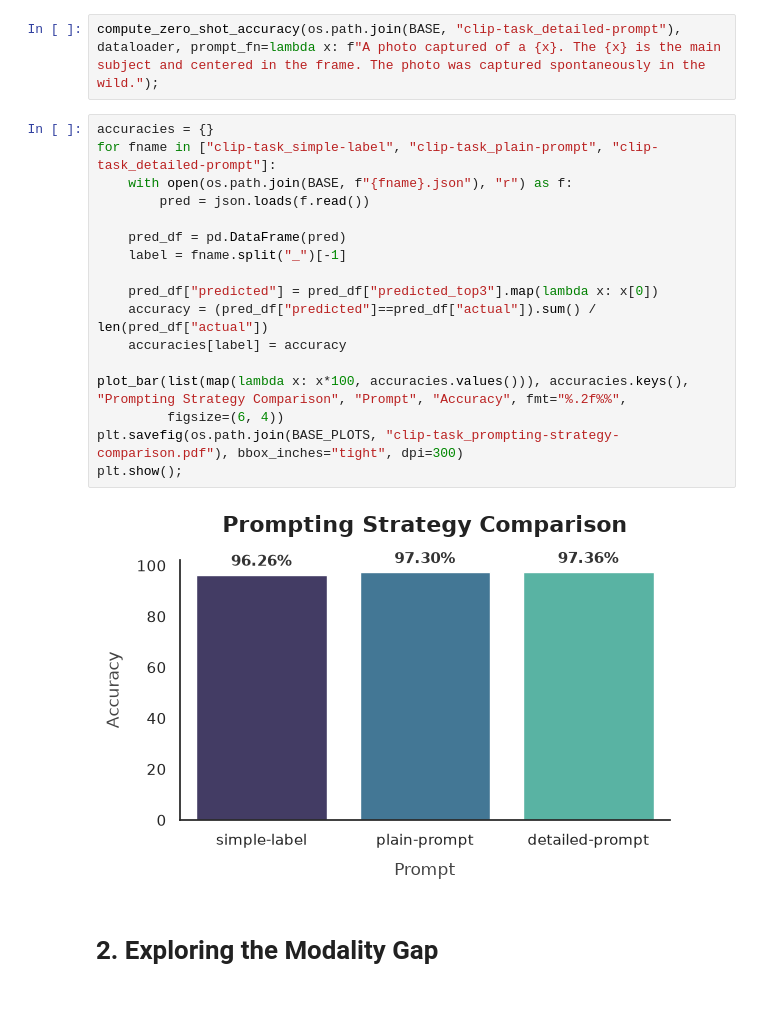
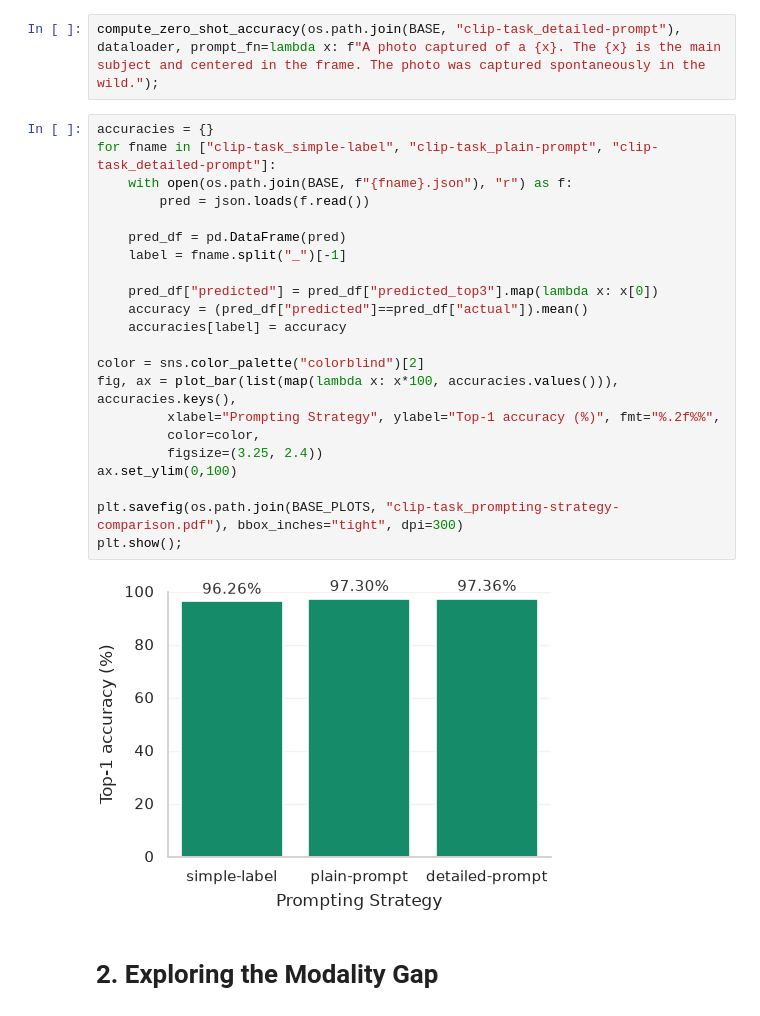
Before and after one commit to l-laidev/Advanced-Topics-in-Machine-Learning, a Jupyter notebook: PA0/Task 3 CLIP Tasks.ipynb, the cells around one changed output. Cells and saved outputs as stored; diff of their text form.

```diff
--- a/PA0/Task 3 CLIP Tasks.ipynb
+++ b/PA0/Task 3 CLIP Tasks.ipynb
@@ -137,22 +139,27 @@ compute_zero_shot_accuracy(os.path.join(BASE, "clip-task_detailed-prompt"), data
 # %%
 accuracies = {}
 for fname in ["clip-task_simple-label", "clip-task_plain-prompt", "clip-task_detailed-prompt"]:
     with open(os.path.join(BASE, f"{fname}.json"), "r") as f:
         pred = json.loads(f.read())
 
     pred_df = pd.DataFrame(pred)
     label = fname.split("_")[-1]
 
     pred_df["predicted"] = pred_df["predicted_top3"].map(lambda x: x[0])
-    accuracy = (pred_df["predicted"]==pred_df["actual"]).sum() / len(pred_df["actual"])
+    accuracy = (pred_df["predicted"]==pred_df["actual"]).mean()
     accuracies[label] = accuracy
 
-plot_bar(list(map(lambda x: x*100, accuracies.values())), accuracies.keys(), "Prompting Strategy Comparison", "Prompt", "Accuracy", fmt="%.2f%%",
-         figsize=(6, 4))
+color = sns.color_palette("colorblind")[2]
+fig, ax = plot_bar(list(map(lambda x: x*100, accuracies.values())), accuracies.keys(),
+         xlabel="Prompting Strategy", ylabel="Top-1 accuracy (%)", fmt="%.2f%%",
+         color=color,
+         figsize=(3.25, 2.4))
+ax.set_ylim(0,100)
+
 plt.savefig(os.path.join(BASE_PLOTS, "clip-task_prompting-strategy-comparison.pdf"), bbox_inches="tight", dpi=300)
 plt.show();
 # %% [output]
-[figure, old version]
+[figure, new version]
 # %% [markdown]
 # 2. Exploring the Modality Gap
 # %%
```
Also changed, not shown: parts of 8 cells of this notebook, 1 other file.
